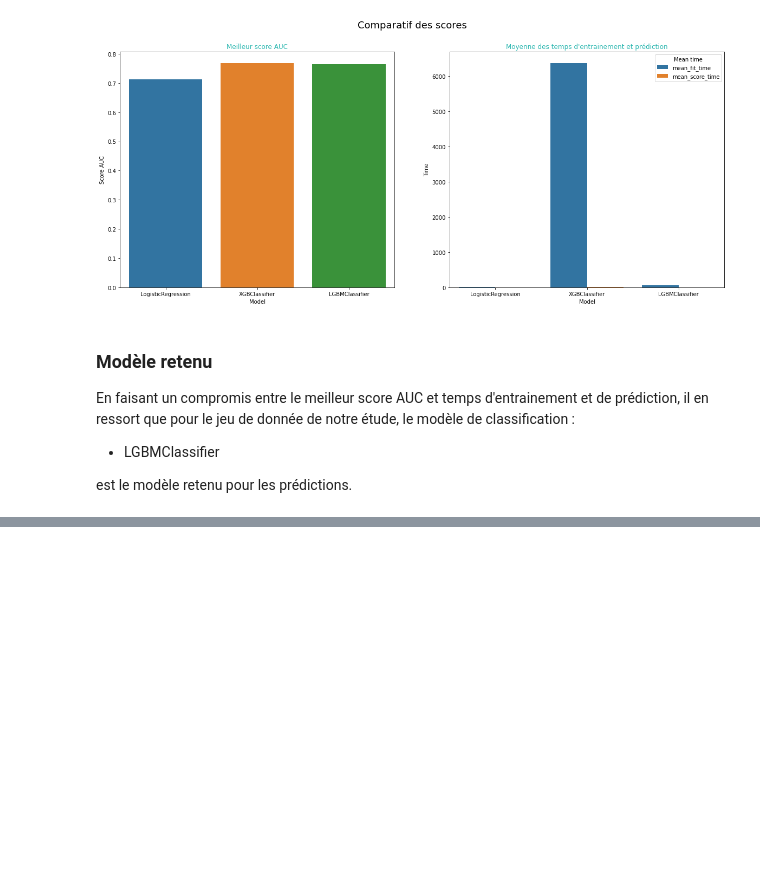
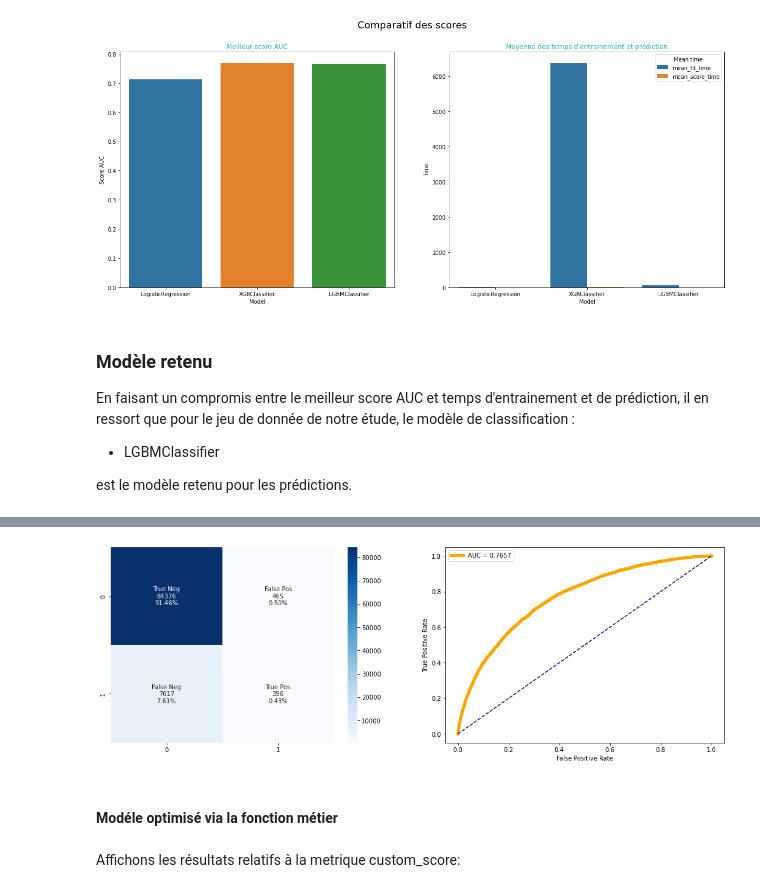
Before and after one commit to olivierkayyong/OpenClassrooms_projet_7-, a Jupyter notebook: dossier_code/P7_Processing&Modelling.ipynb, the cells around one changed output, grey strips where cells are left out. Saved outputs shown, nothing was run; the diff lists cells and outputs as text; code cells hidden in the pictures; blank space fills up the shorter version.

Commit message:
Optimization of the model from a business point of view

```diff
--- a/dossier_code/P7_Processing&Modelling.ipynb
+++ b/dossier_code/P7_Processing&Modelling.ipynb
@@ -1184,0 +1257,6 @@ est le modèle retenu pour les prédictions.
+# %%
+best=fmin(fn=optim_score, # function to optimize
+              space=space,
+              algo=tpe.suggest, # optimization algorithm, hyperotp will select its parameters automatically
+              max_evals=10, # maximum number of iterations
+    )
@@ -1184,0 +1267,13 @@ est le modèle retenu pour les prédictions.
+# %%
+model = LGBMClassifier( #Fit a new model based on the best parameters
+    n_estimators=int(best['n_estimators']),
+    max_depth=int(best['max_depth']),
+    learning_rate=best['learning_rate'],
+    subsample=best['subsample'],
+    colsample_bytree=best['colsample_by_tree'],
+    num_leaves=int(best['num_leaves']),
+    reg_alpha=best['reg_alpha'],
+    reg_lambda=best['reg_lambda']
+)
+lgbm = define_pipeline(model)
+lgbm.fit(X_train, y_train)
@@ -1184,0 +1292,23 @@ est le modèle retenu pour les prédictions.
+# %%
+def cf_matrix_roc_auc(model, y_true, y_pred, y_pred_proba):
+    '''This function will make a pretty plot of an sklearn Confusion Matrix using
+    a Seaborn heatmap visualization + ROC Curve.'''
+    fig = plt.figure(figsize=(18,13))
+
+    plt.subplot(221)
+    cf_matrix = confusion_matrix(y_true, y_pred)
+    group_names = ['True Neg', 'False Pos', 'False Neg', 'True Pos']
+    group_counts = ["{0:0.0f}".format(value) for value in cf_matrix.flatten()]
+    group_percentages = ["{0:.2%}".format(value) for value in cf_matrix.flatten()/np.sum(cf_matrix)]
+
+    labels = [f"{v1}\n{v2}\n{v3}" for v1, v2, v3 in zip(group_names,group_counts,group_percentages)]
+    labels = np.asarray(labels).reshape(2,2)
+    sns.heatmap(cf_matrix, annot=labels, fmt="", cmap='Blues')
+
+    plt.subplot(222)
+    fpr,tpr,_ = roc_curve(y_true, y_pred_proba)
+    plt.plot(fpr, tpr, color='orange', linewidth=5, label='AUC = %0.4f' %roc_auc)
+    plt.plot([0, 1], [0, 1], color='darkblue', linestyle='--')
+    plt.xlabel('False Positive Rate')
+    plt.ylabel('True Positive Rate')
+    plt.legend()
@@ -1184,0 +1333,8 @@ est le modèle retenu pour les prédictions.
+# %%
+cf_matrix_roc_auc(lgb_model, y_test, lgb_model.predict(X_test), lgb_model.predict_proba(X_test)[:,1])
+# %% [output]
+[figure, added]
+# %% [markdown]
+#### Modéle optimisé via la fonction métier
+# %% [markdown]
+Affichons les résultats relatifs à la metrique custom_score:
```
Also changed, not shown: parts of 26 cells of this notebook.
